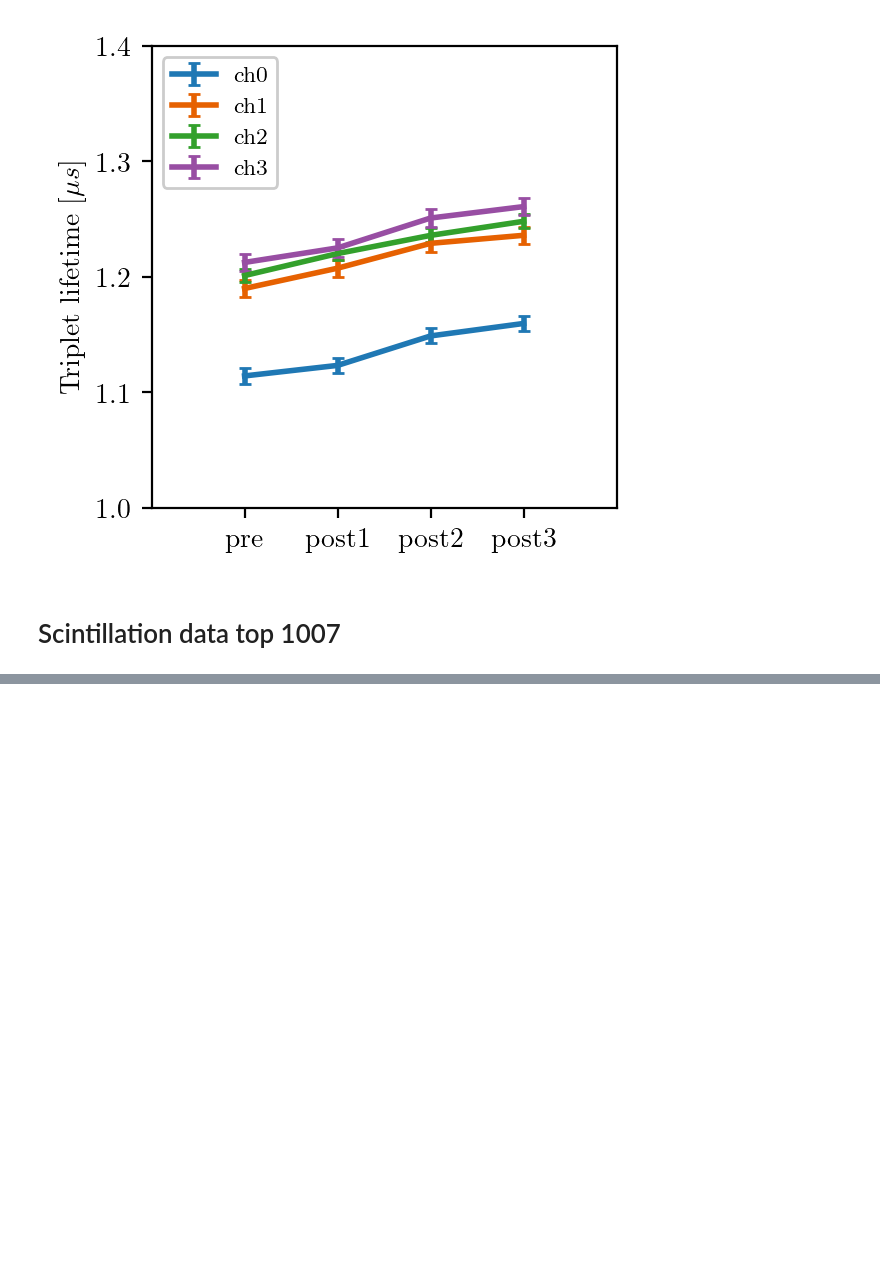
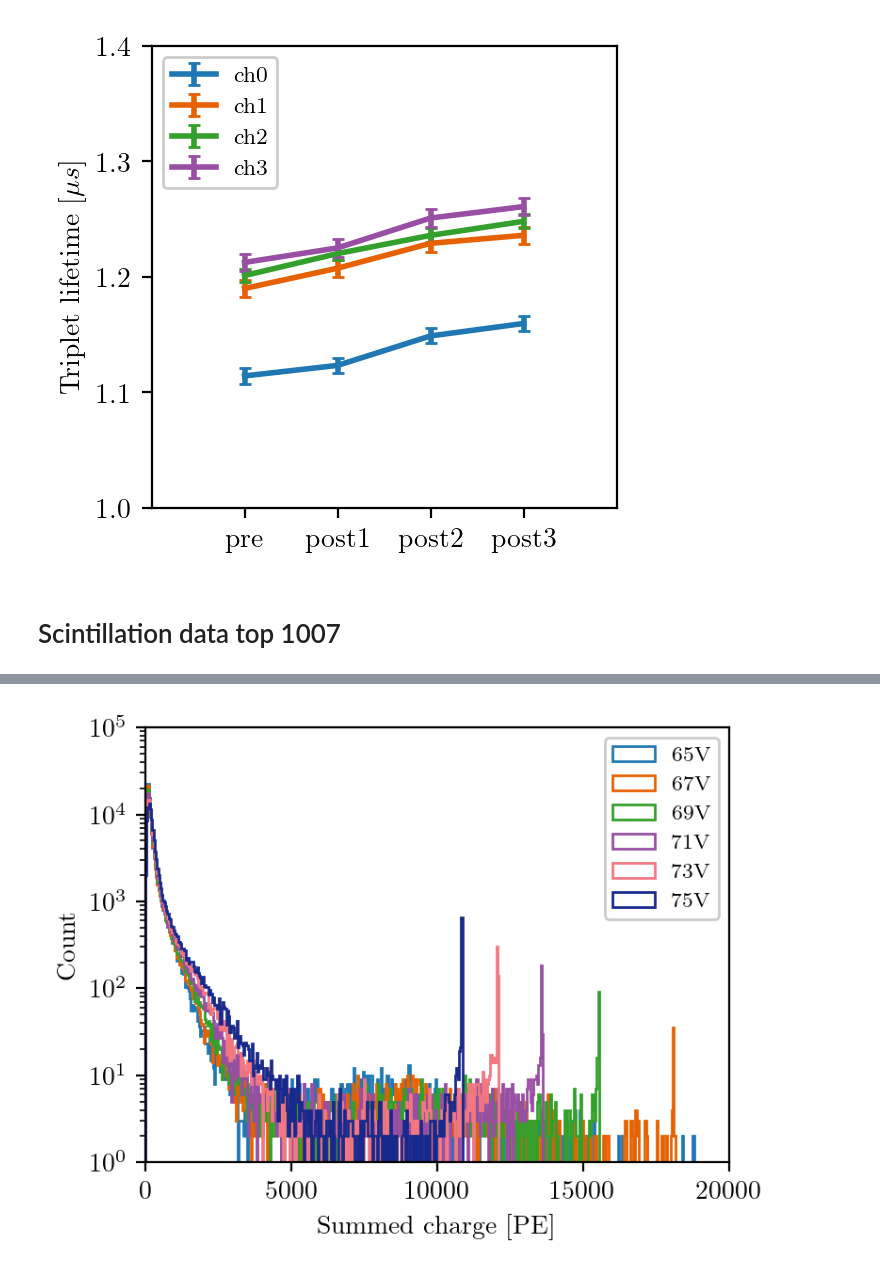
Before and after one commit to darkside-princeton/sipm-analysis, a Jupyter notebook: jupyter/scintillation-allan.ipynb, the cells around one changed output, grey strips where cells are left out. Cells and saved outputs as stored; diff of their text form; code cells hidden in the pictures; blank space fills up the shorter version.

Commit message:
Allowed merging data

```diff
--- a/jupyter/scintillation-allan.ipynb
+++ b/jupyter/scintillation-allan.ipynb
@@ -212,10 +211,12 @@ ch3 A_S=271.923+/-2.758  TAU_S=0.0578+/-0.0007us  A_T=36.984+/-0.224  TAU_T=1.26
 # %% [markdown]
 # Scintillation data top 1007
 # %%
-data_dir = "/scratch/gpfs/GALBIATI/data/sipm/reflector_studies/2022-10-07/"
-subdir = ["2022-10-07_volt_65_pos_top_light_scint_coinc_111",
-          "2022-10-07_volt_67_pos_top_light_scint_coinc_111",
-          "2022-10-07_volt_69_pos_top_light_scint_coinc_111",
-          "2022-10-07_volt_71_pos_top_light_scint_coinc_111",
-          "2022-10-07_volt_73_pos_top_light_scint_coinc_111",
-          "2022-10-07_volt_75_pos_top_light_scint_coinc_111"]
+dir1007 = "/scratch/gpfs/GALBIATI/data/sipm/reflector_studies/2022-10-07/"
+subdir1007 = ["2022-10-07_volt_65_pos_top_light_scint_coinc_111",
+              "2022-10-07_volt_67_pos_top_light_scint_coinc_111",
+              "2022-10-07_volt_69_pos_top_light_scint_coinc_111",
+              "2022-10-07_volt_71_pos_top_light_scint_coinc_111",
+              "2022-10-07_volt_73_pos_top_light_scint_coinc_111",
+              "2022-10-07_volt_75_pos_top_light_scint_coinc_111"]
+dscrp1007 = ["65V", "67V", "69V", "71V", "73V", "75V"]
+bias = [65, 67, 69, 71, 73, 75]
@@ -246,0 +223,16 @@ for subdir_ in subdir:
+# %%
+ds1007 = []
+for i,subdir in enumerate(subdir1007):
+    data = ds.Dataset('', pol=-1, channels=range(4), bias=bias[i], pos='top')
+    for j in range(10):
+        data.path = "{}{}/{}_{}/".format(dir1007, subdir, subdir, j)
+        for ch in range(4):
+            data.ch[ch].path = "{}{}/{}_{}/".format(dir1007, subdir, subdir, j)
+            data.ch[ch].read_data()
+            print(data.ch[ch].file)
+            data.ch[ch].baseline_subtraction()
+            data.ch[ch].get_avgwf()
+            data.ch[ch].get_integral(length=7)
+            data.ch[ch].clear()
+    data.get_summed_integral_pe()
+    ds1007.append(data)
@@ -247,17 +257,18 @@ for subdir_ in subdir:
 # %%
-xmin = -50
-xmax = 500
-nbins = 200
+xmin = -20
+xmax = 20000
+nbins = 500
 plt.figure()
-merge_integral = []
-for i,integral in enumerate(summed_integral_pe_datasets_1007):
-    merge_integral = merge_integral + list(integral)
-plt.hist(merge_integral, bins=np.linspace(xmin,xmax,nbins), histtype='step')
+for i,ds in enumerate(ds1007):
+    plt.hist(ds.summed_integral_pe, bins=np.linspace(xmin,xmax,nbins), histtype='step', label=dscrp1007[i])
 plt.yscale('log')
+plt.legend(loc='upper right')
 plt.xlim(xmin, xmax)
 plt.xlabel('Summed charge [PE]')
 plt.ylabel('Count')
 plt.show()
+# %% [output]
+[figure, added]
 # %%
 plt.figure(0,figsize=(9,9))
 avgwf_overall = np.zeros((4,np.shape(avgwf_datasets_1007)[2]))
```
Also changed, not shown: parts of 3 cells of this notebook, 2 other files.
